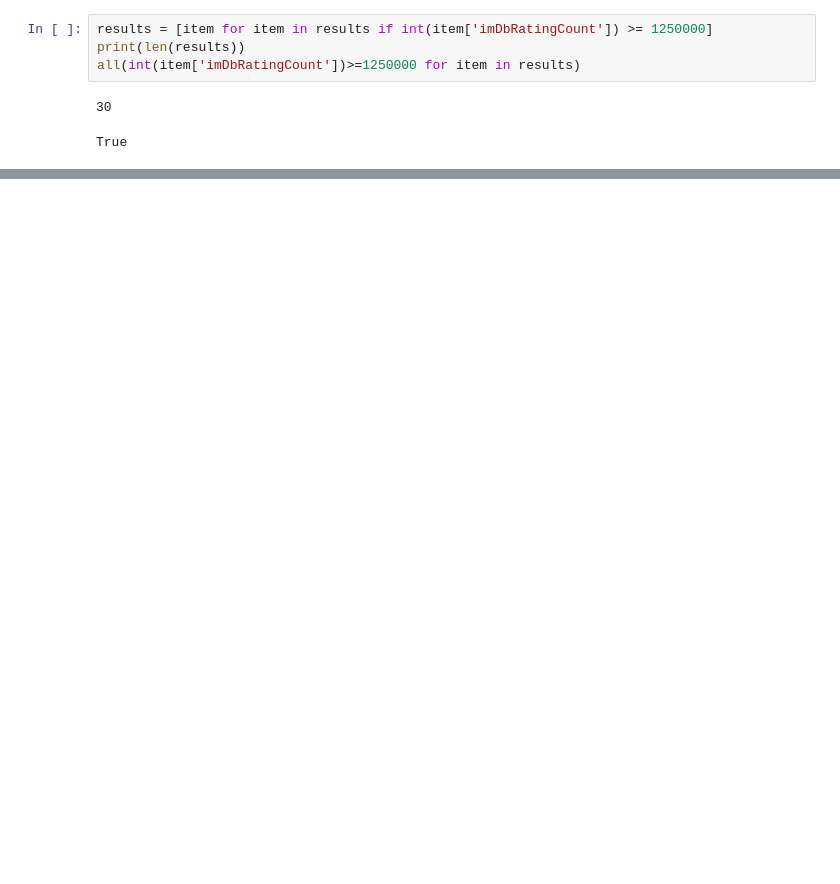
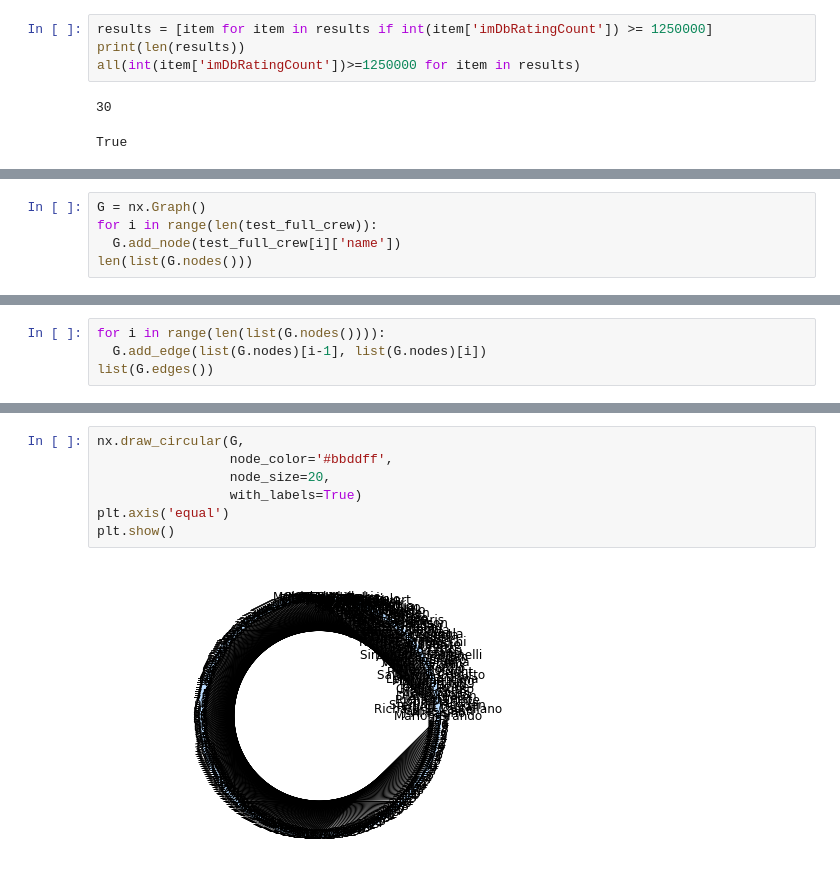
Before and after one commit to StoneMason495/cap-comp215, a Jupyter notebook: Project1_6DegreesofBacon.ipynb, the cells around one changed output, grey strips where cells are left out. Drawn from its saved outputs; the diff is of its cells as text; blank space fills up the shorter version.

```diff
--- a/Project1_6DegreesofBacon.ipynb
+++ b/Project1_6DegreesofBacon.ipynb
@@ -92,0 +122,5 @@ Jonathan Demme (dir.), Jodie Foster, Anthony Hopkins
+# %%
+G = nx.Graph()
+for i in range(len(test_full_crew)):
+  G.add_node(test_full_crew[i]['name'])
+len(list(G.nodes()))
@@ -92,0 +129,4 @@ Jonathan Demme (dir.), Jodie Foster, Anthony Hopkins
+# %%
+for i in range(len(list(G.nodes()))):
+  G.add_edge(list(G.nodes)[i-1], list(G.nodes)[i])
+list(G.edges())
@@ -92,0 +151,9 @@ Jonathan Demme (dir.), Jodie Foster, Anthony Hopkins
+# %%
+nx.draw_circular(G,
+                 node_color='#bbddff',
+                 node_size=20,
+                 with_labels=True)
+plt.axis('equal')
+plt.show()
+# %% [output]
+[figure, added]
```
Also changed, not shown: parts of 6 cells of this notebook.
